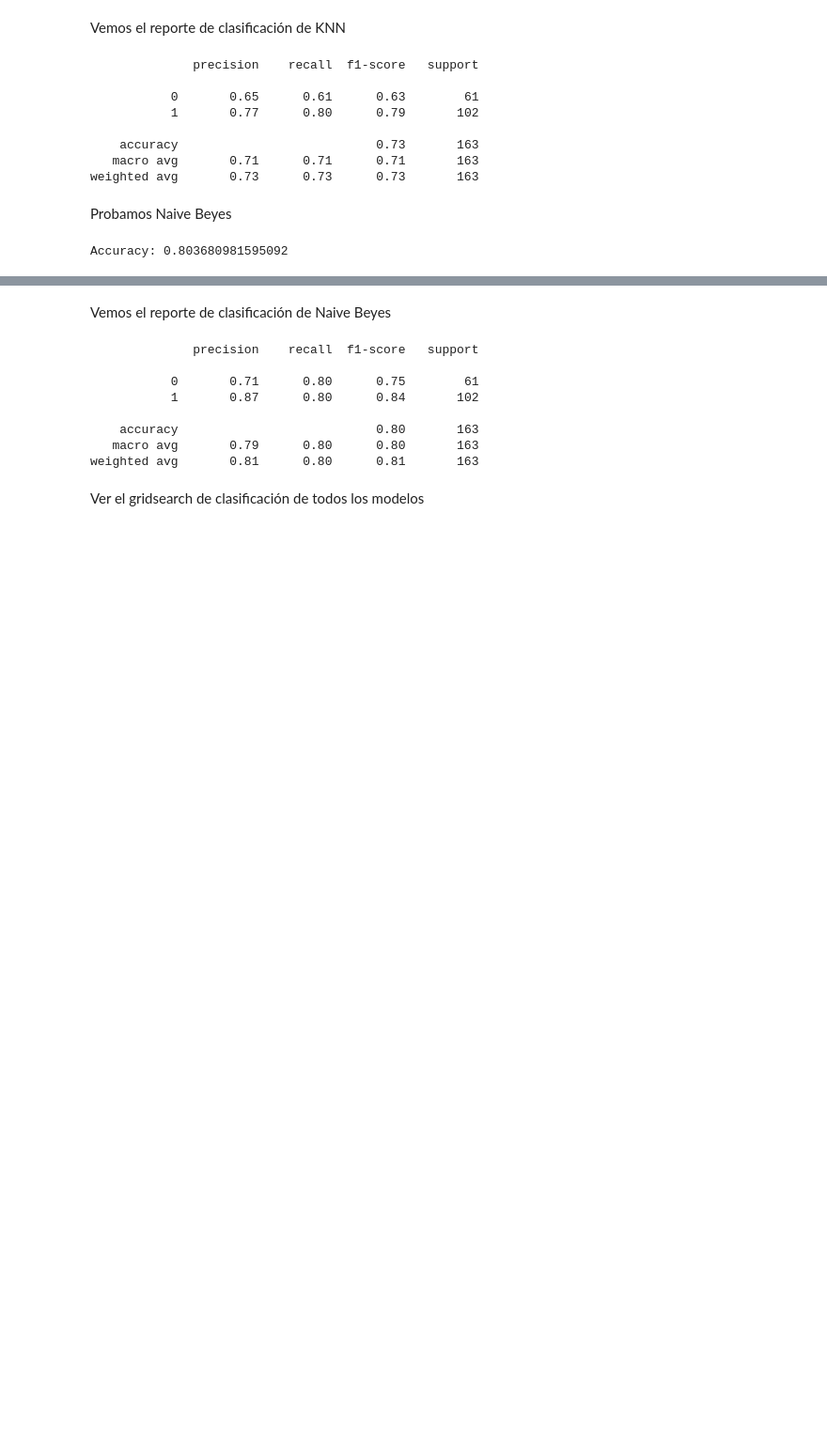
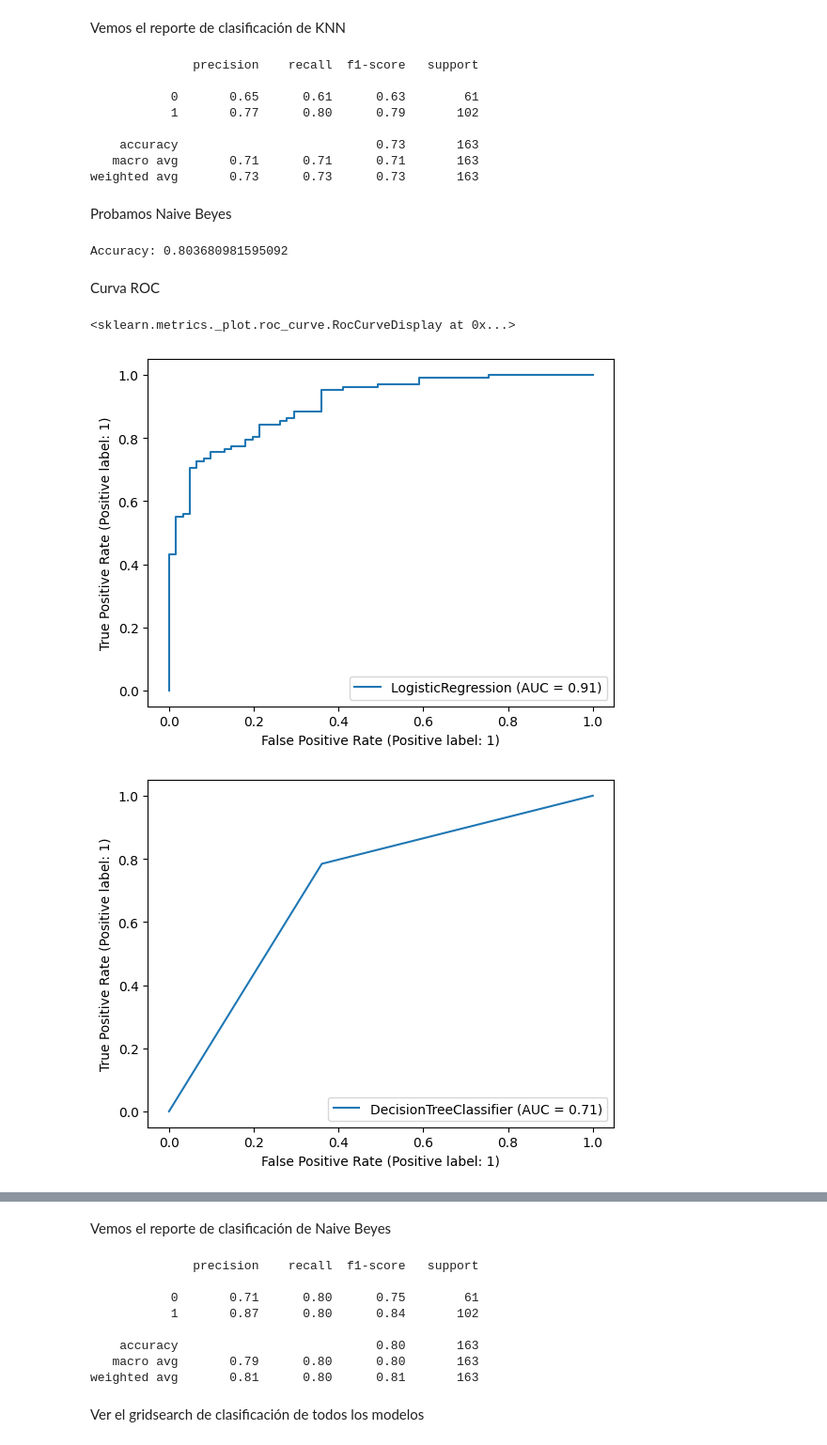
Before and after one commit to dcristobalhMad/ml-entrega2, a Jupyter notebook: _sources/entrega.ipynb, the cells around one changed output, grey strips where cells are left out. Shown: that part at 94% size. Cells and saved outputs as stored; diff of their text form; code cells hidden in the pictures; blank space fills up the shorter version.

```diff
--- a/_sources/entrega.ipynb
+++ b/_sources/entrega.ipynb
@@ -773,3 +775,15 @@ y_pred = gnb.predict(X_test)
 print("Accuracy:",metrics.accuracy_score(y_test, y_pred))
 # %% [output]
 Accuracy: 0.803680981595092
+# %% [markdown]
+Curva ROC
+# %%
+RocCurveDisplay.from_estimator(logreg, X_test, y_test)
+RocCurveDisplay.from_estimator(clf, X_test, y_test)
+RocCurveDisplay.from_estimator(gc, X_test, y_test)
+RocCurveDisplay.from_estimator(gnb, X_test, y_test)
+RocCurveDisplay.from_estimator(knn, X_test, y_test)
+# %% [output]
+<sklearn.metrics._plot.roc_curve.RocCurveDisplay at 0x...>
+[figure, added]
+[figure, added]
```
Also changed, not shown: parts of 14 cells of this notebook, 10 other files.
